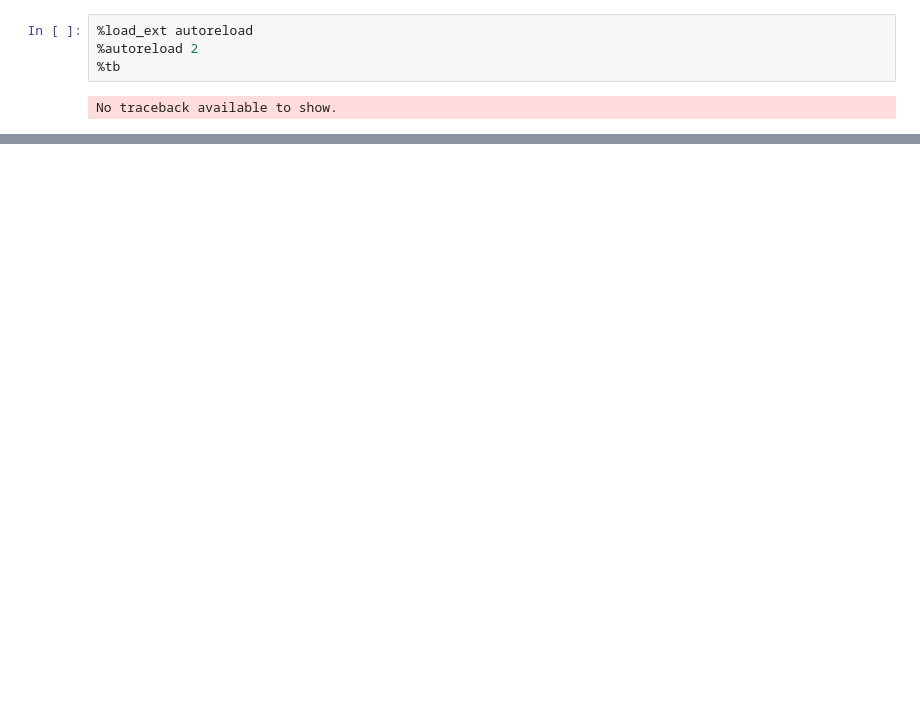
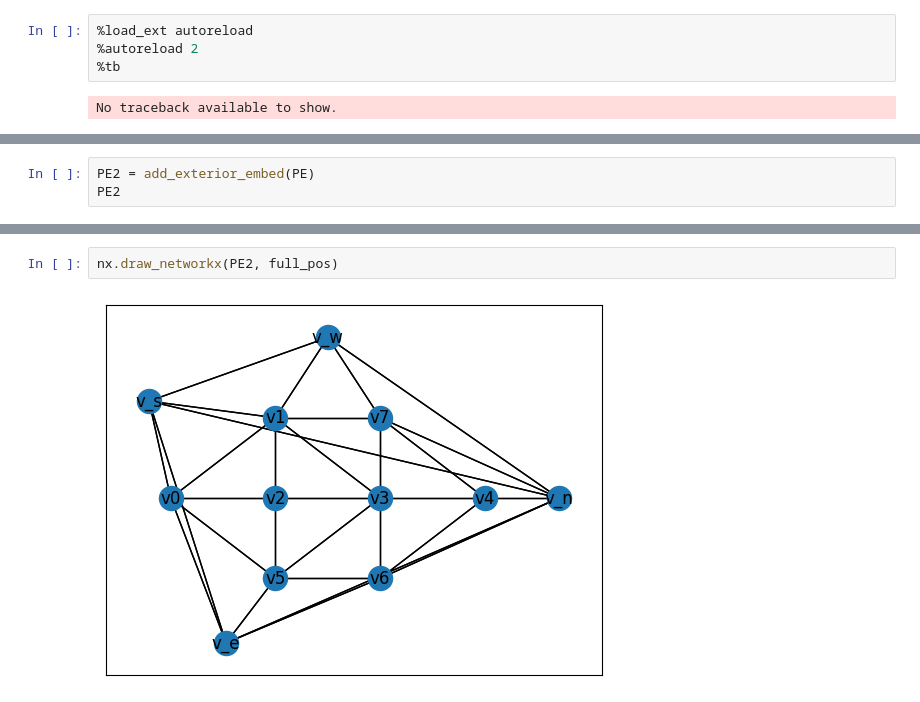
Before and after one commit to juliet29/graph2plan, a Jupyter notebook: notebooks/03_1_draw_four_complete.ipynb, the cells around one changed output, grey strips where cells are left out. Cells and saved outputs as stored; diff of their text form; blank space fills up the shorter version.

```diff
--- a/notebooks/03_1_draw_four_complete.ipynb
+++ b/notebooks/03_1_draw_four_complete.ipynb
@@ -40,0 +27,3 @@ Gs = nx.subgraph(G, [i for i in G.nodes if i != "v_w"])
+# %%
+PE2 = add_exterior_embed(PE)
+PE2
@@ -40,0 +49,4 @@ Gs = nx.subgraph(G, [i for i in G.nodes if i != "v_w"])
+# %%
+nx.draw_networkx(PE2, full_pos)
+# %% [output]
+[figure, added]
```
Also changed, not shown: parts of 22 cells of this notebook, 9 other files.
